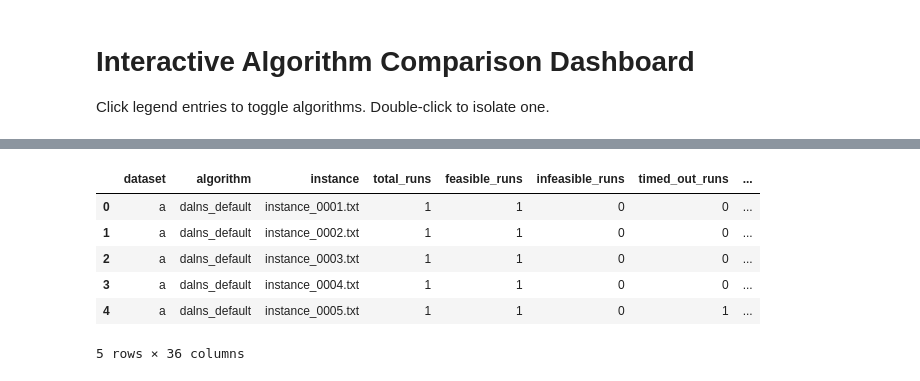
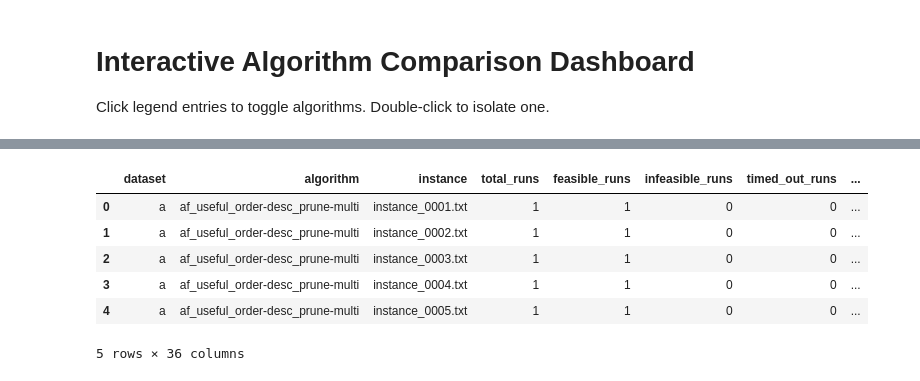
Before and after one commit to tinicius/challenge-sbpo-2025, a Jupyter notebook: notebooks/study_interactive.ipynb, the cells around one changed output, grey strips where cells are left out. Saved outputs shown, nothing was run; the diff lists cells and outputs as text; code cells hidden in the pictures.

Commit message:
aisle first benchmark

```diff
--- a/notebooks/study_interactive.ipynb
+++ b/notebooks/study_interactive.ipynb
@@ -8,11 +8,8 @@ from pathlib import Path
 import pandas as pd
 import plotly.graph_objects as go
 
-run = [
-   'a_20260427_173703',
-   'a_20260426_185615'
-#    'aisle_first'
-]
+run = ["aisle_first_best_30_reps"]
+
 """
 Supported values for `run`:
 - str: single run name (e.g., 'a_20260421_195503') or direct CSV path
@@ -21,43 +18,49 @@ Supported values for `run`:
 - None: auto-detect the latest CSV file under results/
 """
 
-results_candidates = [Path('results'), Path('../results')]
+results_candidates = [Path("results"), Path("../results")]
 results_dir = next((p for p in results_candidates if p.exists() and p.is_dir()), None)
 if results_dir is None:
     searched = [str(p.resolve()) for p in results_candidates]
     raise FileNotFoundError(f"Results folder not found. Searched: {searched}")
 
+
 def resolve_csv_path(entry: str) -> Path:
     entry_path = Path(entry)
     # If a direct CSV path is provided, try it as-is and relative to the results folder.
-    if entry_path.suffix.lower() == '.csv' or '/' in entry or '\\' in entry:
+    if entry_path.suffix.lower() == ".csv" or "/" in entry or "\\" in entry:
         direct_candidates = [entry_path, results_dir / entry_path]
         for candidate in direct_candidates:
             if candidate.exists() and candidate.is_file():
                 return candidate
 
         searched = [str(p.resolve()) for p in direct_candidates]
-        raise FileNotFoundError(f"CSV not found for run entry {entry!r}. Searched: {searched}")
+        raise FileNotFoundError(
+            f"CSV not found for run entry {entry!r}. Searched: {searched}"
+        )
 
     run_dir = results_dir / entry
     if run_dir.exists() and run_dir.is_dir():
-        summary_candidates = sorted(run_dir.glob('summary_*.csv'))
+        summary_candidates = sorted(run_dir.glob("summary_*.csv"))
         if summary_candidates:
             return summary_candidates[0]  # first summary_ file in the folder
 
     # Fallback to legacy expected filename.
-    direct_candidates = [run_dir / f'summary_{entry}.csv']
+    direct_candidates = [run_dir / f"summary_{entry}.csv"]
     for candidate in direct_candidates:
         if candidate.exists() and candidate.is_file():
             return candidate
 
     searched = [str(p.resolve()) for p in direct_candidates]
-    raise FileNotFoundError(f"CSV not found for run entry {entry!r}. Searched: {searched}")
+    raise FileNotFoundError(
+        f"CSV not found for run entry {entry!r}. Searched: {searched}"
+    )
+
 
 csv_files: list[Path]
 
 if run is None:
-    csv_candidates = sorted(results_dir.rglob('*.csv'))
+    csv_candidates = sorted(results_dir.rglob("*.csv"))
     if not csv_candidates:
         raise FileNotFoundError(f"No .csv files found inside {results_dir.resolve()}")
     csv_files = [csv_candidates[-1]]  # latest by sorted path
@@ -65,28 +68,30 @@ elif isinstance(run, str):
     csv_files = [resolve_csv_path(run)]
 elif isinstance(run, list):
     if len(run) == 0:
-        csv_files = sorted(results_dir.rglob('*.csv'))
+        csv_files = sorted(results_dir.rglob("*.csv"))
         if not csv_files:
-            raise FileNotFoundError(f"No .csv files found inside {results_dir.resolve()}")
+            raise FileNotFoundError(
+                f"No .csv files found inside {results_dir.resolve()}"
+            )
     else:
         csv_files = [resolve_csv_path(entry) for entry in run]
 else:
-    raise TypeError('`run` must be None, str, or list[str].')
+    raise TypeError("`run` must be None, str, or list[str].")
 
-print('Using CSV files:')
+print("Using CSV files:")
 for file_path in csv_files:
-    print(f'- {file_path}')
+    print(f"- {file_path}")
 
 df = pd.concat([pd.read_csv(path) for path in csv_files], ignore_index=True)
 
-required_columns = ['instance', 'algorithm', 'objective_mean', 'exec_time_mean']
+required_columns = ["instance", "algorithm", "objective_mean", "exec_time_mean"]
 missing_columns = [col for col in required_columns if col not in df.columns]
 if missing_columns:
     raise ValueError(f"Missing required columns: {missing_columns}")
 
 best_objectives_candidates = [
-    Path('best_solutions') / 'best_objectives.csv',
-    Path('../best_solutions') / 'best_objectives.csv',
+    Path("best_solutions") / "best_objectives.csv",
+    Path("../best_solutions") / "best_objectives.csv",
 ]
 best_objectives_path = next((p for p in best_objectives_candidates if p.exists()), None)
 if best_objectives_path is None:
@@ -94,16 +99,20 @@ if best_objectives_path is None:
     raise FileNotFoundError(f"Best objectives file not found. Searched: {searched}")
 
 best_df = pd.read_csv(best_objectives_path)
-if 'instance' not in best_df.columns or 'best_objective' not in best_df.columns:
-    raise ValueError("best_objectives.csv must contain columns: instance, best_objective")
+if "instance" not in best_df.columns or "best_objective" not in best_df.columns:
+    raise ValueError(
+        "best_objectives.csv must contain columns: instance, best_objective"
+    )
 
-if 'dataset' in df.columns and 'dataset' in best_df.columns:
-    merge_columns = ['dataset', 'instance']
+if "dataset" in df.columns and "dataset" in best_df.columns:
+    merge_columns = ["dataset", "instance"]
 else:
-    merge_columns = ['instance']
+    merge_columns = ["instance"]
 
-df = df.merge(best_df[merge_columns + ['best_objective']], on=merge_columns, how='left')
-ordered_columns = [col for col in df.columns if col != 'best_objective'] + ['best_objective']
+df = df.merge(best_df[merge_columns + ["best_objective"]], on=merge_columns, how="left")
+ordered_columns = [col for col in df.columns if col != "best_objective"] + [
+    "best_objective"
+]
 df = df[ordered_columns]
 
 
@@ -112,23 +121,23 @@ def add_legend_mass_toggle(fig: go.Figure, y_position: float = 1.18) -> None:
     fig.update_layout(
         updatemenus=[
             dict(
-                type='buttons',
-                direction='right',
+                type="buttons",
+                direction="right",
                 x=1.0,
                 y=y_position,
-                xanchor='right',
-                yanchor='bottom',
+                xanchor="right",
+                yanchor="bottom",
                 showactive=False,
                 buttons=[
                     dict(
-                        label='Selecionar todos',
-                        method='update',
-                        args=[{'visible': [True] * trace_count}]
+                        label="Selecionar todos",
+                        method="update",
+                        args=[{"visible": [True] * trace_count}],
                     ),
                     dict(
-                        label='Remover todos',
-                        method='update',
-                        args=[{'visible': ['legendonly'] * trace_count}]
+                        label="Remover todos",
+                        method="update",
+                        args=[{"visible": ["legendonly"] * trace_count}],
                     ),
                 ],
             )
@@ -144,9 +152,9 @@ Using CSV files:
 |  | dataset | algorithm | instance | total_runs | feasible_runs | infeasible_runs | timed_out_runs | ... |
-| 0 | a | dalns_default | instance_0001.txt | 1 | 1 | 0 | 0 | ... |
-| 1 | a | dalns_default | instance_0002.txt | 1 | 1 | 0 | 0 | ... |
-| 2 | a | dalns_default | instance_0003.txt | 1 | 1 | 0 | 0 | ... |
-| 3 | a | dalns_default | instance_0004.txt | 1 | 1 | 0 | 0 | ... |
-| 4 | a | dalns_default | instance_0005.txt | 1 | 1 | 0 | 1 | ... |
+| 0 | a | af_useful_order-desc_prune-multi | instance_0001.txt | 1 | 1 | 0 | 0 | ... |
+| 1 | a | af_useful_order-desc_prune-multi | instance_0002.txt | 1 | 1 | 0 | 0 | ... |
+| 2 | a | af_useful_order-desc_prune-multi | instance_0003.txt | 1 | 1 | 0 | 0 | ... |
+| 3 | a | af_useful_order-desc_prune-multi | instance_0004.txt | 1 | 1 | 0 | 0 | ... |
+| 4 | a | af_useful_order-desc_prune-multi | instance_0005.txt | 1 | 1 | 0 | 0 | ... |
 5 rows × 36 columns
 # %%
 # Objective Mean as % of Best Objective
```
Also changed, not shown: parts of 3 cells of this notebook, 8 other files.
